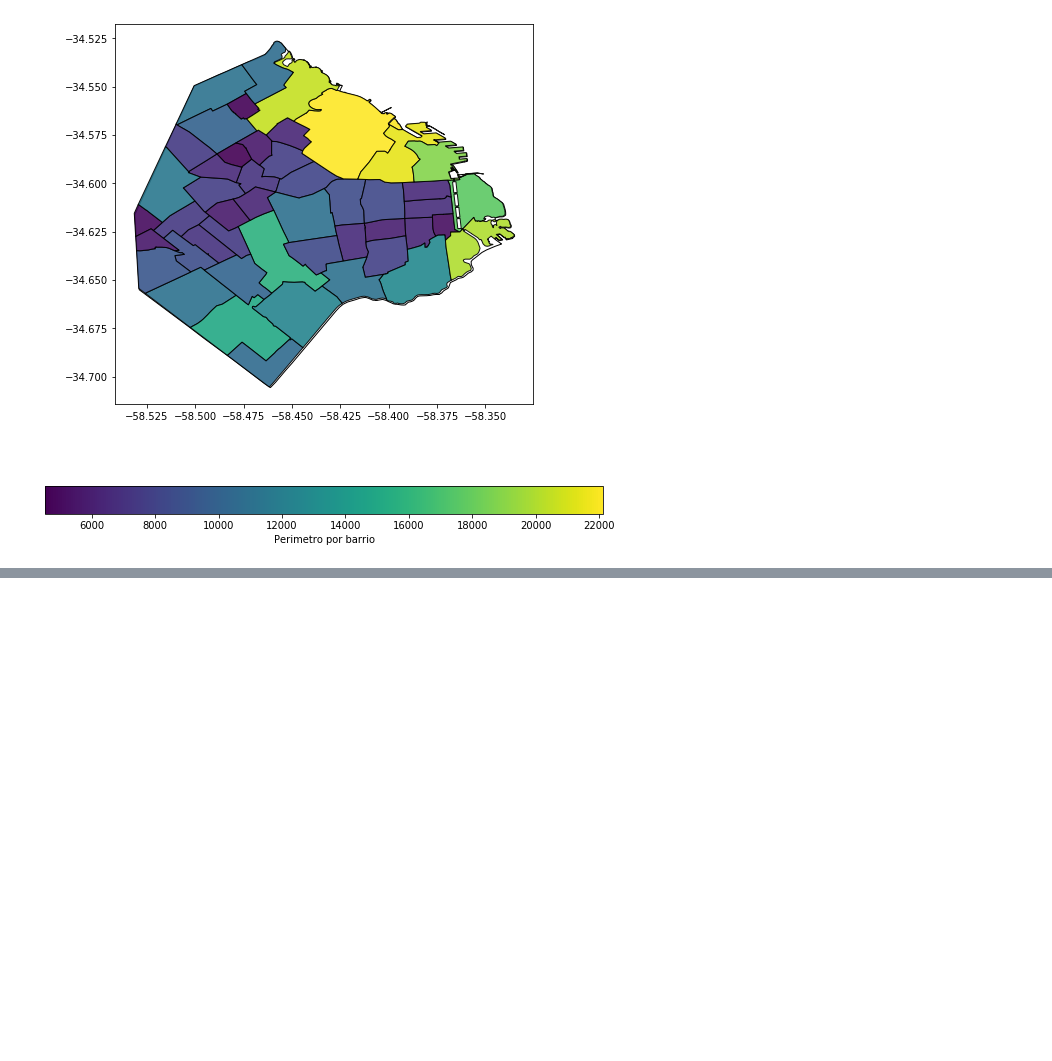
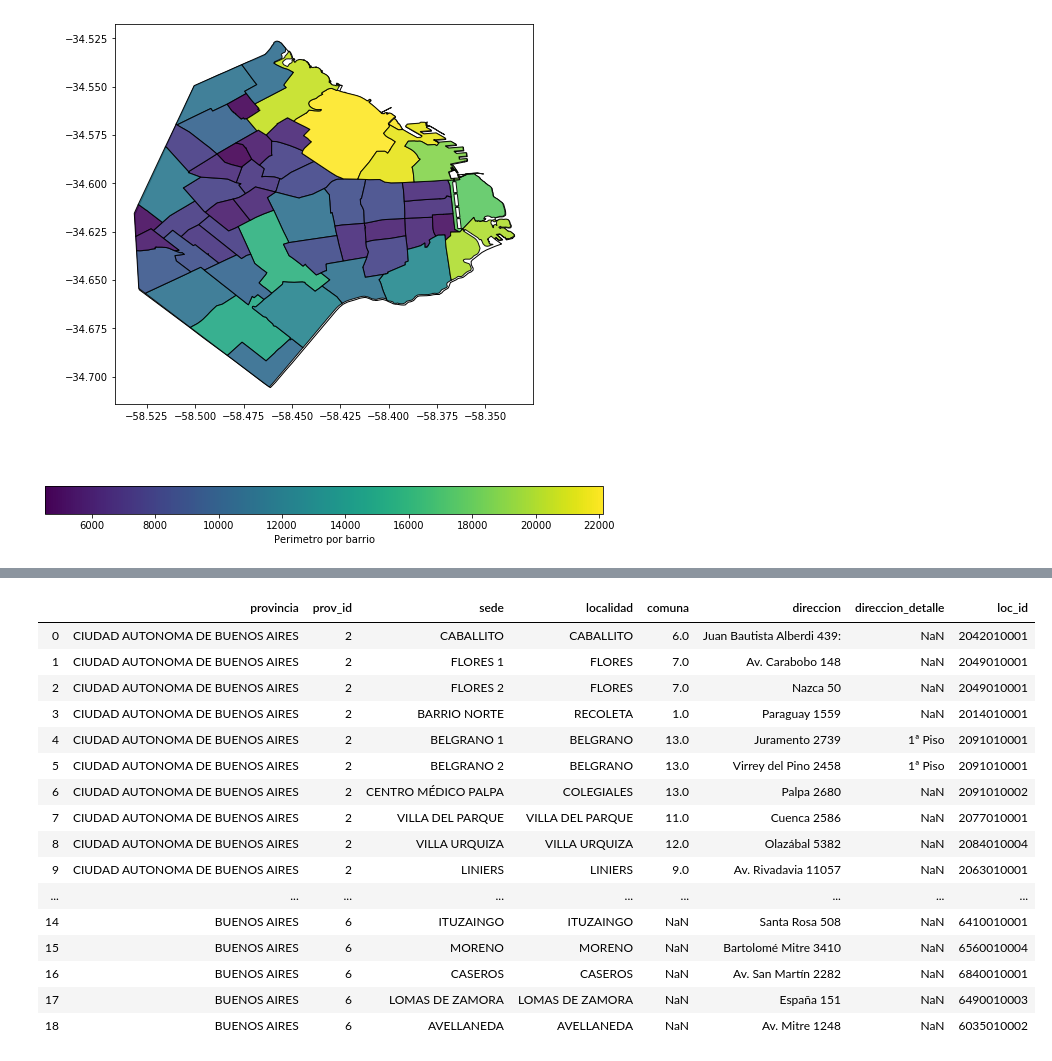
Before and after one commit to joaquinmenendez/HI_GIS, a Jupyter notebook: Geopanding.ipynb, the cells around one changed output, grey strips where cells are left out. Cells and saved outputs as stored; diff of their text form; code cells hidden in the pictures; blank space fills up the shorter version.

```diff
--- a/Geopanding.ipynb
+++ b/Geopanding.ipynb
@@ -273,0 +334,22 @@ barrios_capital.plot(column = 'perimetro', ax = ax, alpha = .9, edgecolor = 'k',
+# %%
+sedes = pd.read_csv('geo_data/SEDES_HI.csv')
+# %%
+sedes
+# %% [output]
+|  | provincia | prov_id | sede | localidad | comuna | direccion | direccion_detalle | loc_id |
+| 0 | CIUDAD AUTONOMA DE BUENOS AIRES | 2 | CABALLITO | CABALLITO | 6.0 | Juan Bautista Alberdi 439: | NaN | 2042010001 |
+| 1 | CIUDAD AUTONOMA DE BUENOS AIRES | 2 | FLORES 1 | FLORES | 7.0 | Av. Carabobo 148 | NaN | 2049010001 |
+| 2 | CIUDAD AUTONOMA DE BUENOS AIRES | 2 | FLORES 2 | FLORES | 7.0 | Nazca 50 | NaN | 2049010001 |
+| 3 | CIUDAD AUTONOMA DE BUENOS AIRES | 2 | BARRIO NORTE | RECOLETA | 1.0 | Paraguay 1559 | NaN | 2014010001 |
+| 4 | CIUDAD AUTONOMA DE BUENOS AIRES | 2 | BELGRANO 1 | BELGRANO | 13.0 | Juramento 2739 | 1ª Piso | 2091010001 |
+| 5 | CIUDAD AUTONOMA DE BUENOS AIRES | 2 | BELGRANO 2 | BELGRANO | 13.0 | Virrey del Pino 2458 | 1ª Piso | 2091010001 |
+| 6 | CIUDAD AUTONOMA DE BUENOS AIRES | 2 | CENTRO MÉDICO PALPA | COLEGIALES | 13.0 | Palpa 2680 | NaN | 2091010002 |
+| 7 | CIUDAD AUTONOMA DE BUENOS AIRES | 2 | VILLA DEL PARQUE | VILLA DEL PARQUE | 11.0 | Cuenca 2586 | NaN | 2077010001 |
+| 8 | CIUDAD AUTONOMA DE BUENOS AIRES | 2 | VILLA URQUIZA | VILLA URQUIZA | 12.0 | Olazábal 5382 | NaN | 2084010004 |
+| 9 | CIUDAD AUTONOMA DE BUENOS AIRES | 2 | LINIERS | LINIERS | 9.0 | Av. Rivadavia 11057 | NaN | 2063010001 |
+| ... | ... | ... | ... | ... | ... | ... | ... | ... |
+| 14 | BUENOS AIRES | 6 | ITUZAINGO | ITUZAINGO | NaN | Santa Rosa 508 | NaN | 6410010001 |
+| 15 | BUENOS AIRES | 6 | MORENO | MORENO | NaN | Bartolomé Mitre 3410 | NaN | 6560010004 |
+| 16 | BUENOS AIRES | 6 | CASEROS | CASEROS | NaN | Av. San Martín 2282 | NaN | 6840010001 |
+| 17 | BUENOS AIRES | 6 | LOMAS DE ZAMORA | LOMAS DE ZAMORA | NaN | España 151 | NaN | 6490010003 |
+| 18 | BUENOS AIRES | 6 | AVELLANEDA | AVELLANEDA | NaN | Av. Mitre 1248 | NaN | 6035010002 |
```
Also changed, not shown: parts of 16 cells of this notebook.
